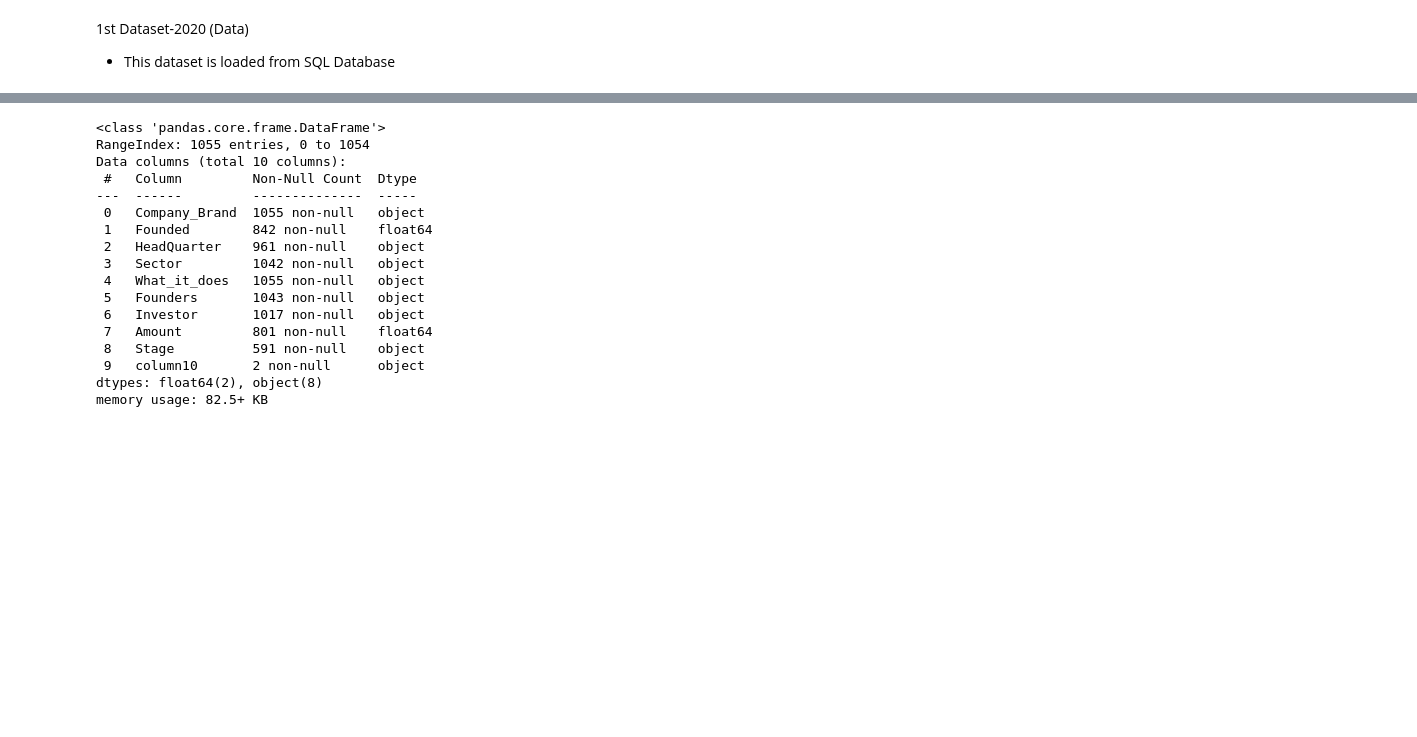
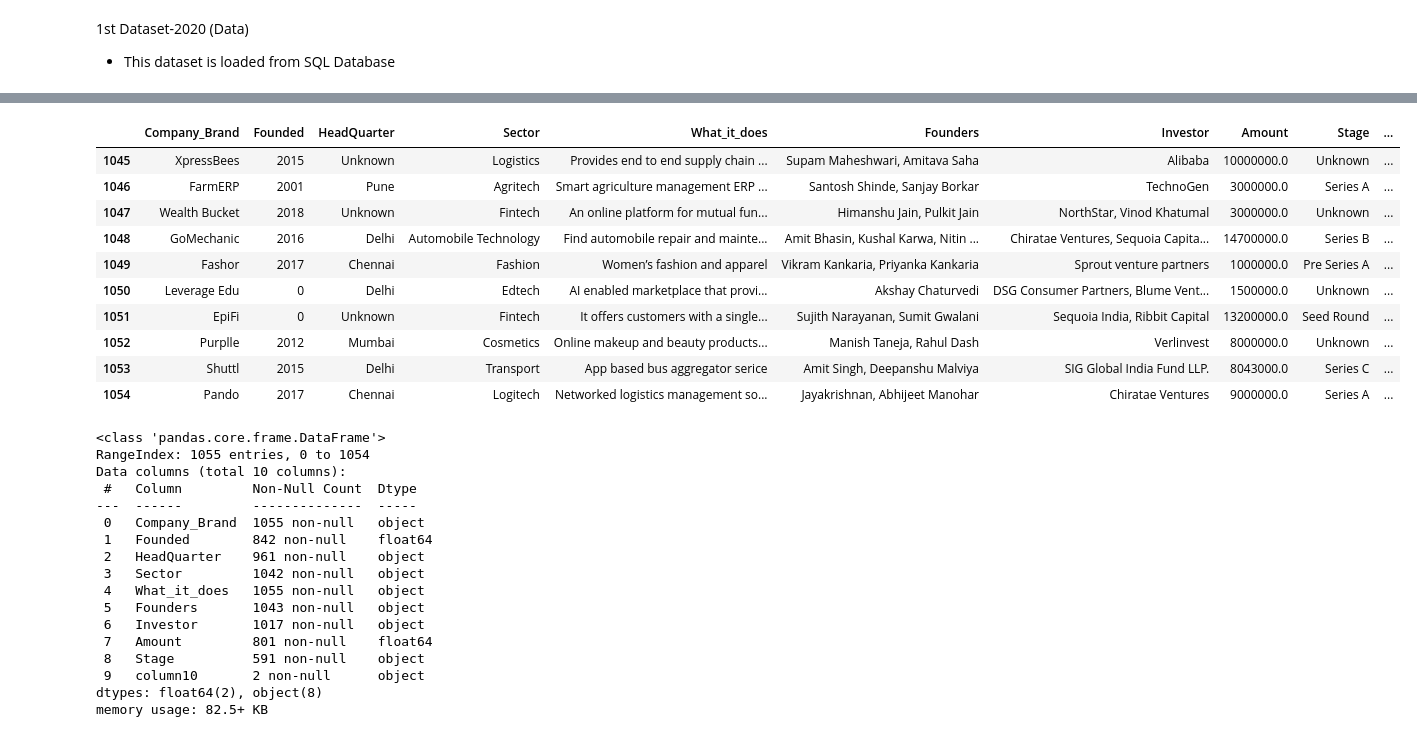
Before and after one commit to Njuraita/LP1-Indian-Startup-Ecosystem, a Jupyter notebook: Notebooks/LP1.ipynb, the cells around one changed output, grey strips where cells are left out. Saved outputs shown, nothing was run; the diff lists cells and outputs as text; code cells hidden in the pictures; blank space fills up the shorter version.

```diff
--- a/Notebooks/LP1.ipynb
+++ b/Notebooks/LP1.ipynb
@@ -111,3 +118,17 @@ data.head ()
+# %%
+data.tail(10)
+# %% [output]
+|  | Company_Brand | Founded | HeadQuarter | Sector | What_it_does | Founders | Investor | Amount | Stage | ... |
+| 1045 | XpressBees | 2015 | Unknown | Logistics | Provides end to end supply chain ... | Supam Maheshwari, Amitava Saha | Alibaba | 10000000.0 | Unknown | ... |
+| 1046 | FarmERP | 2001 | Pune | Agritech | Smart agriculture management ERP ... | Santosh Shinde, Sanjay Borkar | TechnoGen | 3000000.0 | Series A | ... |
+| 1047 | Wealth Bucket | 2018 | Unknown | Fintech | An online platform for mutual fun... | Himanshu Jain, Pulkit Jain | NorthStar, Vinod Khatumal | 3000000.0 | Unknown | ... |
+| 1048 | GoMechanic | 2016 | Delhi | Automobile Technology | Find automobile repair and mainte... | Amit Bhasin, Kushal Karwa, Nitin ... | Chiratae Ventures, Sequoia Capita... | 14700000.0 | Series B | ... |
+| 1049 | Fashor | 2017 | Chennai | Fashion | Women’s fashion and apparel | Vikram Kankaria, Priyanka Kankaria | Sprout venture partners | 1000000.0 | Pre Series A | ... |
+| 1050 | Leverage Edu | 0 | Delhi | Edtech | AI enabled marketplace that provi... | Akshay Chaturvedi | DSG Consumer Partners, Blume Vent... | 1500000.0 | Unknown | ... |
+| 1051 | EpiFi | 0 | Unknown | Fintech | It offers customers with a single... | Sujith Narayanan, Sumit Gwalani | Sequoia India, Ribbit Capital | 13200000.0 | Seed Round | ... |
+| 1052 | Purplle | 2012 | Mumbai | Cosmetics | Online makeup and beauty products... | Manish Taneja, Rahul Dash | Verlinvest | 8000000.0 | Unknown | ... |
+| 1053 | Shuttl | 2015 | Delhi | Transport | App based bus aggregator serice | Amit Singh, Deepanshu Malviya | SIG Global India Fund LLP. | 8043000.0 | Series C | ... |
+| 1054 | Pando | 2017 | Chennai | Logitech | Networked logistics management so... | Jayakrishnan, Abhijeet Manohar | Chiratae Ventures | 9000000.0 | Series A | ... |
 # %%
 data.info()
 # %% [output]
```
Also changed, not shown: parts of 48 cells of this notebook.
